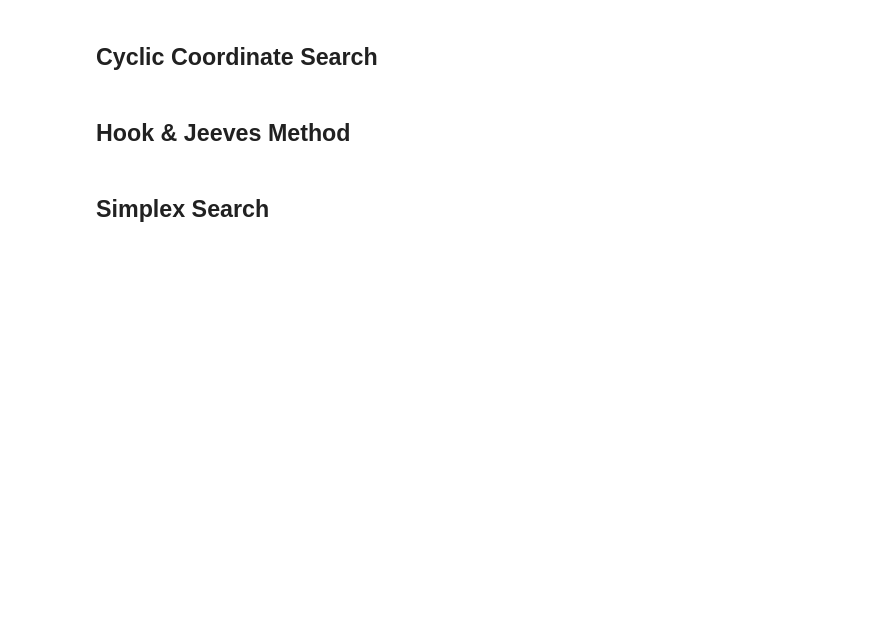
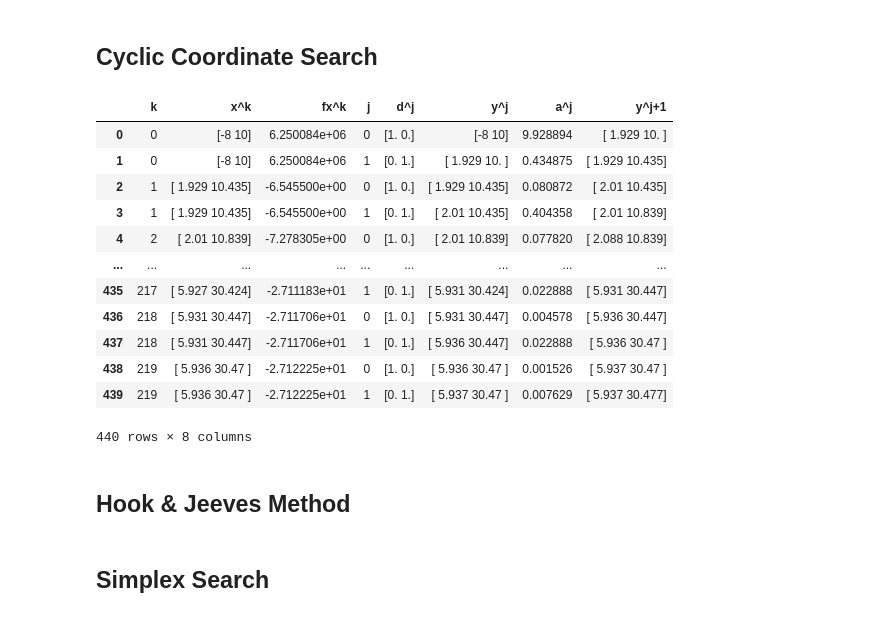
Before and after one commit to akinelden/ie440-homework3, a Jupyter notebook: HW3.ipynb, the cells around one changed output. Drawn from its saved outputs; the diff is of its cells as text; code cells hidden in the pictures; blank space fills up the shorter version.

```diff
--- a/HW3.ipynb
+++ b/HW3.ipynb
@@ -79,22 +81,38 @@ def CyclicCoordinateSearch(f, x0, epsilon):
     n = len(x0)
     res_array = []
     while(True):
+        y0 = np.copy(x_array[k])
         for j in range(n):
-            x_now = x_array[k]
             d = np.zeros(n)
             d[j] = 1
             # exact line search:
-            # minimize f(x0+alpha*d)
-            alpha = ExactLineSearch(f, x_now, d)
-            x_next = x_now + alpha*d
-            x_array.append(x_next)
-            res_array.append([k, np.array2string(x_now,precision=4), f(x_now), str(d), alpha, np.array2string(x_next,precision=4)])
-            k += 1
+            # minimize f(y0+alpha*d)
+            alpha = ExactLineSearch(f, y0, d)
+            y1 = y0 + alpha*d
+            res_array.append([k, np.array2string(x_array[k],precision=3), f(x_array[k]),j, str(d),np.array2string(y0,precision=3), alpha, np.array2string(y1,precision=3)])
+            y0 = y1
+        x_array.append(y1)
+        k += 1
         if(np.linalg.norm(x_array[k]-x_array[k-1]) < epsilon):
-            result_table = pd.DataFrame(res_array, columns=['k' ,'x^k', 'fx^k', 'd^k', 'a^k', 'x^k+1'])
+            result_table = pd.DataFrame(res_array, columns=['k' ,'x^k', 'fx^k', 'j','d^j','y^j','a^j', 'y^j+1'])
             return x_array[k], k, result_table
 # %%
 x, k, output = CyclicCoordinateSearch(f,[-8,10],0.01)
+output
+# %% [output]
+|  | k | x^k | fx^k | j | d^j | y^j | a^j | y^j+1 |
+| 0 | 0 | [-8 10] | 6.250084e+06 | 0 | [1. 0.] | [-8 10] | 9.928894 | [ 1.929 10. ] |
+| 1 | 0 | [-8 10] | 6.250084e+06 | 1 | [0. 1.] | [ 1.929 10. ] | 0.434875 | [ 1.929 10.435] |
+| 2 | 1 | [ 1.929 10.435] | -6.545500e+00 | 0 | [1. 0.] | [ 1.929 10.435] | 0.080872 | [ 2.01 10.435] |
+| 3 | 1 | [ 1.929 10.435] | -6.545500e+00 | 1 | [0. 1.] | [ 2.01 10.435] | 0.404358 | [ 2.01 10.839] |
+| 4 | 2 | [ 2.01 10.839] | -7.278305e+00 | 0 | [1. 0.] | [ 2.01 10.839] | 0.077820 | [ 2.088 10.839] |
+| ... | ... | ... | ... | ... | ... | ... | ... | ... |
+| 435 | 217 | [ 5.927 30.424] | -2.711183e+01 | 1 | [0. 1.] | [ 5.931 30.424] | 0.022888 | [ 5.931 30.447] |
+| 436 | 218 | [ 5.931 30.447] | -2.711706e+01 | 0 | [1. 0.] | [ 5.931 30.447] | 0.004578 | [ 5.936 30.447] |
+| 437 | 218 | [ 5.931 30.447] | -2.711706e+01 | 1 | [0. 1.] | [ 5.936 30.447] | 0.022888 | [ 5.936 30.47 ] |
+| 438 | 219 | [ 5.936 30.47 ] | -2.712225e+01 | 0 | [1. 0.] | [ 5.936 30.47 ] | 0.001526 | [ 5.937 30.47 ] |
+| 439 | 219 | [ 5.936 30.47 ] | -2.712225e+01 | 1 | [0. 1.] | [ 5.937 30.47 ] | 0.007629 | [ 5.937 30.477] |
+440 rows × 8 columns
 # %% [markdown]
 ## Hook & Jeeves Method
 # %%
```
Also changed, not shown: parts of 1 cell of this notebook.
